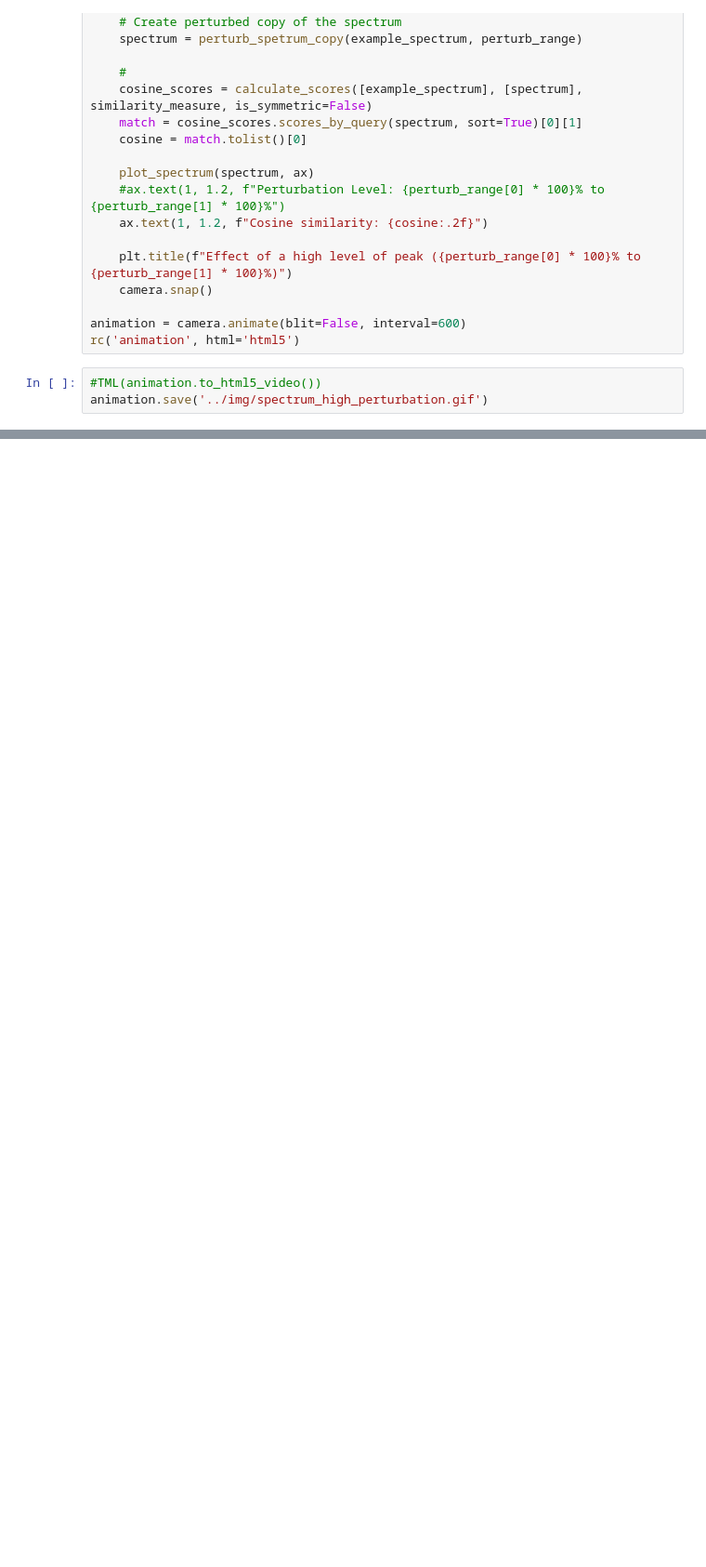
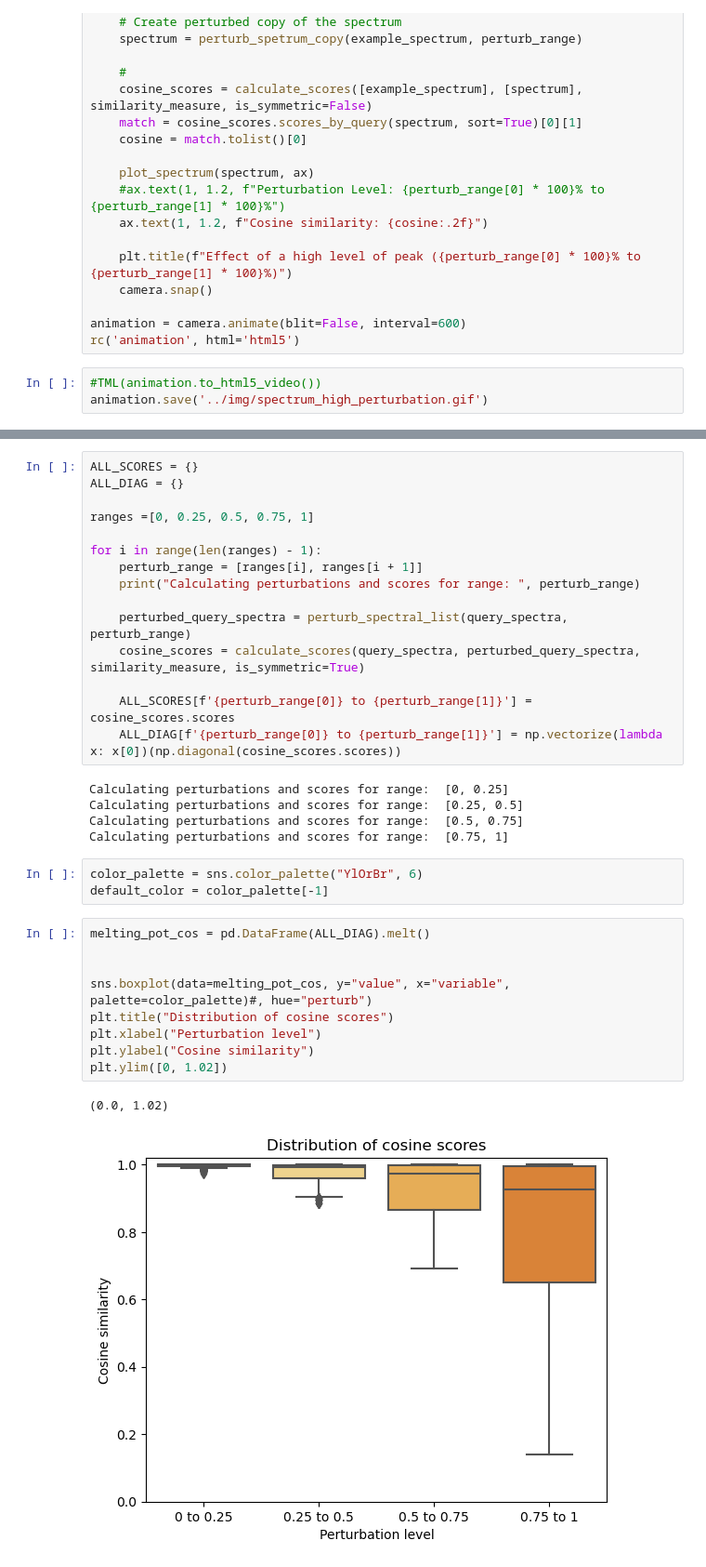
Before and after one commit to mmattano/SimilarityHackathon, a Jupyter notebook: notebooks/PerturbationTest.ipynb, the cells around one changed output, grey strips where cells are left out. Shown: that part at 93% size. Cells and saved outputs as stored; diff of their text form; blank space fills up the shorter version.

```diff
--- a/notebooks/PerturbationTest.ipynb
+++ b/notebooks/PerturbationTest.ipynb
@@ -158,0 +214,35 @@ animation.save('../img/spectrum_high_perturbation.gif')
+# %%
+ALL_SCORES = {}
+ALL_DIAG = {}
+
+ranges =[0, 0.25, 0.5, 0.75, 1]
+
+for i in range(len(ranges) - 1):
+    perturb_range = [ranges[i], ranges[i + 1]]
+    print("Calculating perturbations and scores for range: ", perturb_range)
+
+    perturbed_query_spectra = perturb_spectral_list(query_spectra, perturb_range)
+    cosine_scores = calculate_scores(query_spectra, perturbed_query_spectra, similarity_measure, is_symmetric=True)
+
+    ALL_SCORES[f'{perturb_range[0]} to {perturb_range[1]}'] = cosine_scores.scores
+    ALL_DIAG[f'{perturb_range[0]} to {perturb_range[1]}'] = np.vectorize(lambda x: x[0])(np.diagonal(cosine_scores.scores))
+# %% [output]
+Calculating perturbations and scores for range:  [0, 0.25]
+Calculating perturbations and scores for range:  [0.25, 0.5]
+Calculating perturbations and scores for range:  [0.5, 0.75]
+Calculating perturbations and scores for range:  [0.75, 1]
+# %%
+color_palette = sns.color_palette("YlOrBr", 6)
+default_color = color_palette[-1]
+# %%
+melting_pot_cos = pd.DataFrame(ALL_DIAG).melt()
+
+
+sns.boxplot(data=melting_pot_cos, y="value", x="variable", palette=color_palette)#, hue="perturb")
+plt.title("Distribution of cosine scores")
+plt.xlabel("Perturbation level")
+plt.ylabel("Cosine similarity")
+plt.ylim([0, 1.02])
+# %% [output]
+(0.0, 1.02)
+[figure, added]
```
Also changed, not shown: parts of 16 cells of this notebook, 1 other file.
